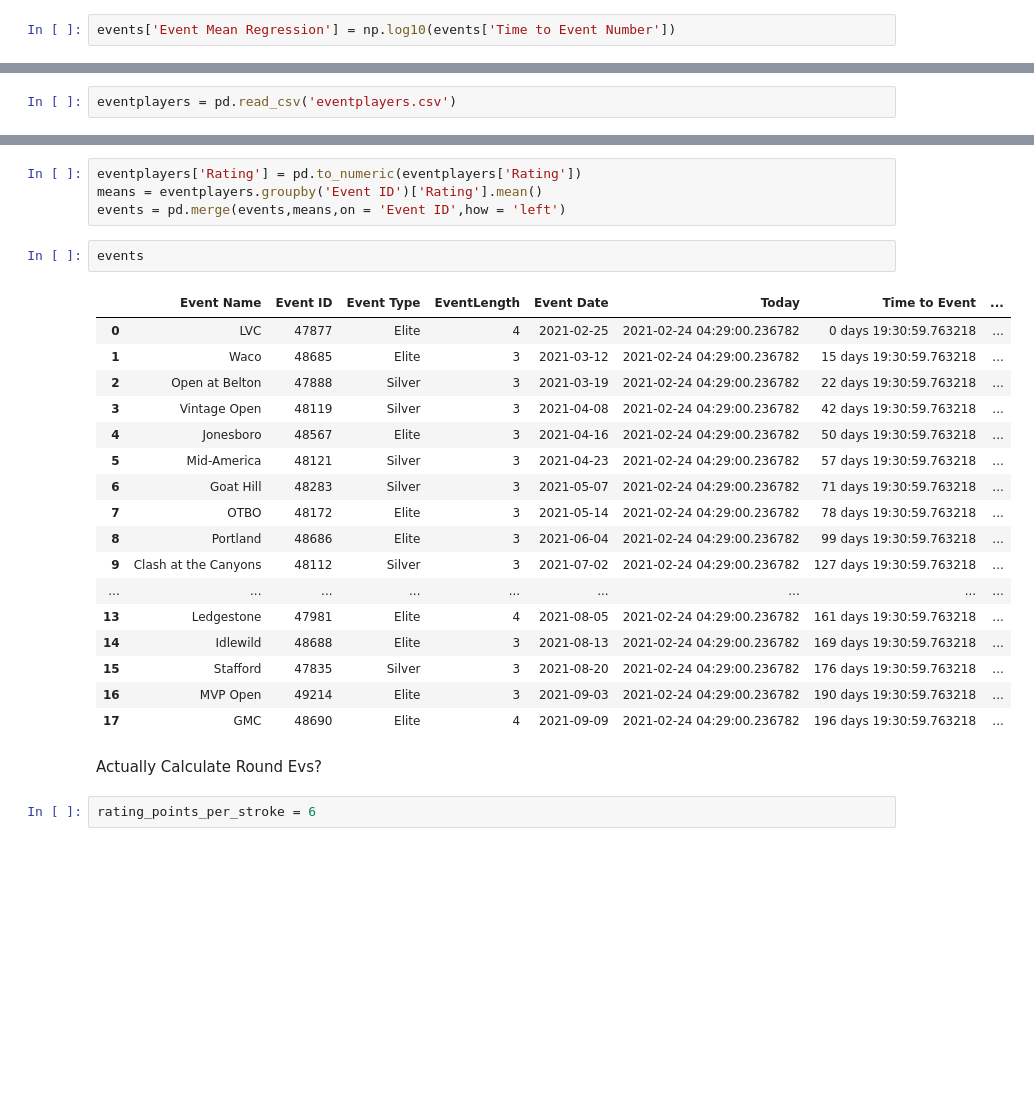
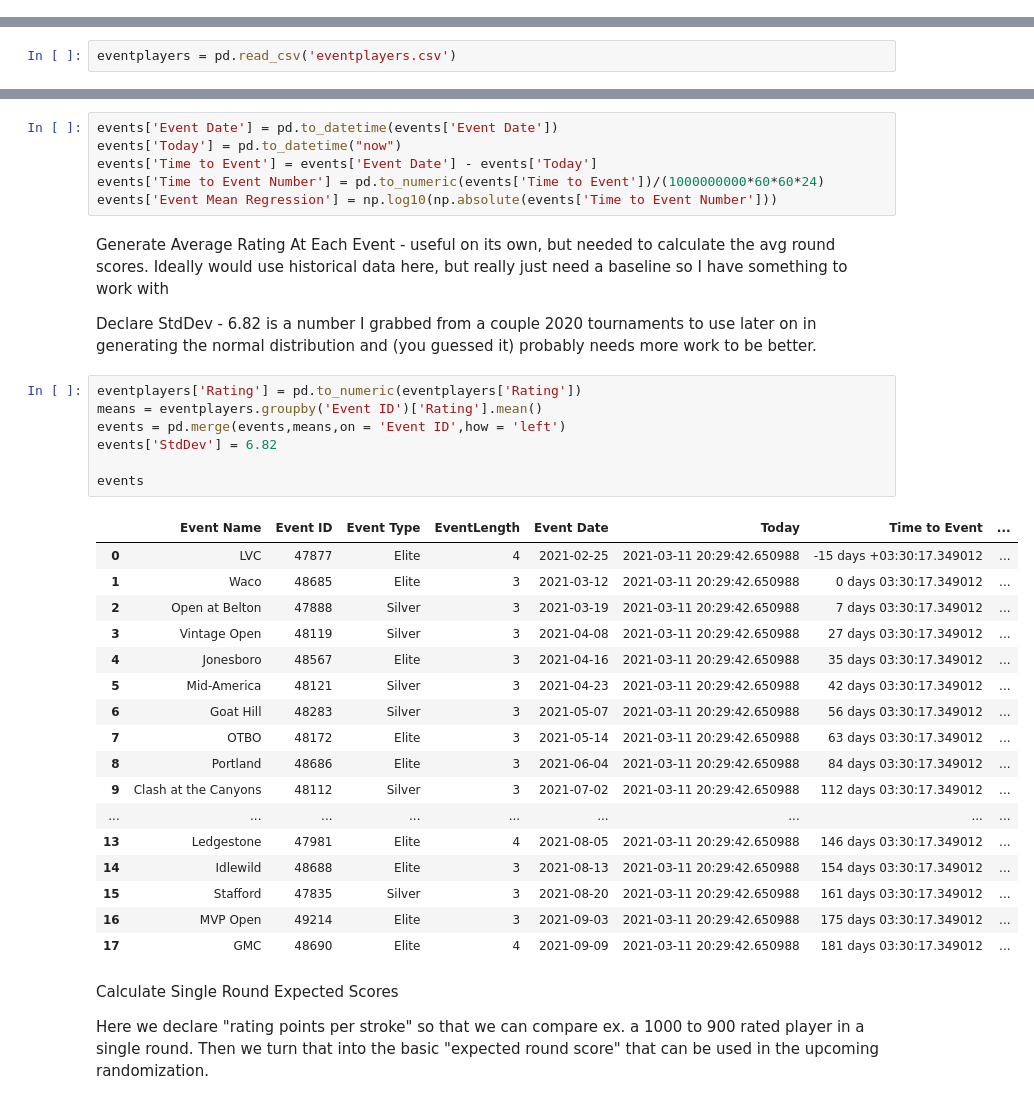
Before and after one commit to dgoodenough/discgolf, a Jupyter notebook: DGPTModel.ipynb, the cells around one changed output, grey strips where cells are left out. Drawn from its saved outputs; the diff is of its cells as text; blank space fills up the shorter version.

```diff
--- a/DGPTModel.ipynb
+++ b/DGPTModel.ipynb
@@ -15,2 +30,0 @@ events['Time to Event Number'] = pd.to_numeric(events['Time to Event'])/(1000000
-# %%
-events['Event Mean Regression'] = np.log10(events['Time to Event Number'])
@@ -63,29 +39,40 @@ Generate Average Rating At Each Event
+# %%
+events['Event Date'] = pd.to_datetime(events['Event Date'])
+events['Today'] = pd.to_datetime("now")
+events['Time to Event'] = events['Event Date'] - events['Today']
+events['Time to Event Number'] = pd.to_numeric(events['Time to Event'])/(1000000000*60*60*24)
+events['Event Mean Regression'] = np.log10(np.absolute(events['Time to Event Number']))
+# %% [markdown]
+Generate Average Rating At Each Event - useful on its own, but needed to calculate the avg round scores. Ideally would use historical data here, but really just need a baseline so I have something to work with
+
+Declare StdDev - 6.82 is a number I grabbed from a couple 2020 tournaments to use later on in generating the normal distribution and (you guessed it) probably needs more work to be better.
 # %%
 eventplayers['Rating'] = pd.to_numeric(eventplayers['Rating'])
 means = eventplayers.groupby('Event ID')['Rating'].mean()
 events = pd.merge(events,means,on = 'Event ID',how = 'left')
+events['StdDev'] = 6.82
+
+events
+# %% [output]
+|  | Event Name | Event ID | Event Type | EventLength | Event Date | Today | Time to Event | ... |
+| 0 | LVC | 47877 | Elite | 4 | 2021-02-25 | 2021-03-11 20:29:42.650988 | -15 days +03:30:17.349012 | ... |
+| 1 | Waco | 48685 | Elite | 3 | 2021-03-12 | 2021-03-11 20:29:42.650988 | 0 days 03:30:17.349012 | ... |
+| 2 | Open at Belton | 47888 | Silver | 3 | 2021-03-19 | 2021-03-11 20:29:42.650988 | 7 days 03:30:17.349012 | ... |
+| 3 | Vintage Open | 48119 | Silver | 3 | 2021-04-08 | 2021-03-11 20:29:42.650988 | 27 days 03:30:17.349012 | ... |
+| 4 | Jonesboro | 48567 | Elite | 3 | 2021-04-16 | 2021-03-11 20:29:42.650988 | 35 days 03:30:17.349012 | ... |
+| 5 | Mid-America | 48121 | Silver | 3 | 2021-04-23 | 2021-03-11 20:29:42.650988 | 42 days 03:30:17.349012 | ... |
+| 6 | Goat Hill | 48283 | Silver | 3 | 2021-05-07 | 2021-03-11 20:29:42.650988 | 56 days 03:30:17.349012 | ... |
+| 7 | OTBO | 48172 | Elite | 3 | 2021-05-14 | 2021-03-11 20:29:42.650988 | 63 days 03:30:17.349012 | ... |
+| 8 | Portland | 48686 | Elite | 3 | 2021-06-04 | 2021-03-11 20:29:42.650988 | 84 days 03:30:17.349012 | ... |
+| 9 | Clash at the Canyons | 48112 | Silver | 3 | 2021-07-02 | 2021-03-11 20:29:42.650988 | 112 days 03:30:17.349012 | ... |
+| ... | ... | ... | ... | ... | ... | ... | ... | ... |
+| 13 | Ledgestone | 47981 | Elite | 4 | 2021-08-05 | 2021-03-11 20:29:42.650988 | 146 days 03:30:17.349012 | ... |
+| 14 | Idlewild | 48688 | Elite | 3 | 2021-08-13 | 2021-03-11 20:29:42.650988 | 154 days 03:30:17.349012 | ... |
+| 15 | Stafford | 47835 | Silver | 3 | 2021-08-20 | 2021-03-11 20:29:42.650988 | 161 days 03:30:17.349012 | ... |
+| 16 | MVP Open | 49214 | Elite | 3 | 2021-09-03 | 2021-03-11 20:29:42.650988 | 175 days 03:30:17.349012 | ... |
+| 17 | GMC | 48690 | Elite | 4 | 2021-09-09 | 2021-03-11 20:29:42.650988 | 181 days 03:30:17.349012 | ... |
-# %%
-events
-# %% [output]
-|  | Event Name | Event ID | Event Type | EventLength | Event Date | Today | Time to Event | ... |
-| 0 | LVC | 47877 | Elite | 4 | 2021-02-25 | 2021-02-24 04:29:00.236782 | 0 days 19:30:59.763218 | ... |
-| 1 | Waco | 48685 | Elite | 3 | 2021-03-12 | 2021-02-24 04:29:00.236782 | 15 days 19:30:59.763218 | ... |
-| 2 | Open at Belton | 47888 | Silver | 3 | 2021-03-19 | 2021-02-24 04:29:00.236782 | 22 days 19:30:59.763218 | ... |
-| 3 | Vintage Open | 48119 | Silver | 3 | 2021-04-08 | 2021-02-24 04:29:00.236782 | 42 days 19:30:59.763218 | ... |
-| 4 | Jonesboro | 48567 | Elite | 3 | 2021-04-16 | 2021-02-24 04:29:00.236782 | 50 days 19:30:59.763218 | ... |
-| 5 | Mid-America | 48121 | Silver | 3 | 2021-04-23 | 2021-02-24 04:29:00.236782 | 57 days 19:30:59.763218 | ... |
-| 6 | Goat Hill | 48283 | Silver | 3 | 2021-05-07 | 2021-02-24 04:29:00.236782 | 71 days 19:30:59.763218 | ... |
-| 7 | OTBO | 48172 | Elite | 3 | 2021-05-14 | 2021-02-24 04:29:00.236782 | 78 days 19:30:59.763218 | ... |
-| 8 | Portland | 48686 | Elite | 3 | 2021-06-04 | 2021-02-24 04:29:00.236782 | 99 days 19:30:59.763218 | ... |
-| 9 | Clash at the Canyons | 48112 | Silver | 3 | 2021-07-02 | 2021-02-24 04:29:00.236782 | 127 days 19:30:59.763218 | ... |
-| ... | ... | ... | ... | ... | ... | ... | ... | ... |
-| 13 | Ledgestone | 47981 | Elite | 4 | 2021-08-05 | 2021-02-24 04:29:00.236782 | 161 days 19:30:59.763218 | ... |
-| 14 | Idlewild | 48688 | Elite | 3 | 2021-08-13 | 2021-02-24 04:29:00.236782 | 169 days 19:30:59.763218 | ... |
-| 15 | Stafford | 47835 | Silver | 3 | 2021-08-20 | 2021-02-24 04:29:00.236782 | 176 days 19:30:59.763218 | ... |
-| 16 | MVP Open | 49214 | Elite | 3 | 2021-09-03 | 2021-02-24 04:29:00.236782 | 190 days 19:30:59.763218 | ... |
-| 17 | GMC | 48690 | Elite | 4 | 2021-09-09 | 2021-02-24 04:29:00.236782 | 196 days 19:30:59.763218 | ... |
-# %% [markdown]
-Actually Calculate Round Evs?
-# %%
-rating_points_per_stroke = 6
+# %% [markdown]
+Calculate Single Round Expected Scores
+
+Here we declare "rating points per stroke" so that we can compare ex. a 1000 to 900 rated player in a single round. Then we turn that into the basic "expected round score" that can be used in the upcoming randomization.
 # %%
```
Also changed, not shown: parts of 20 cells of this notebook, 1 other file.
